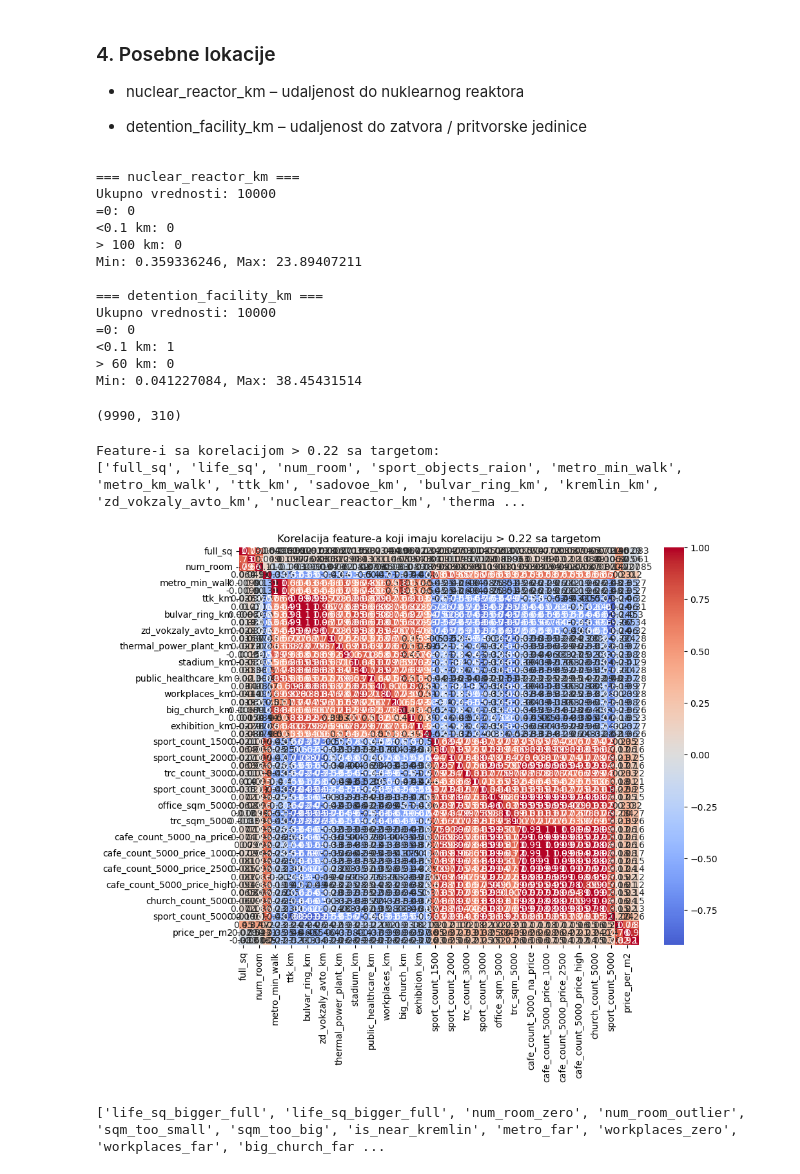
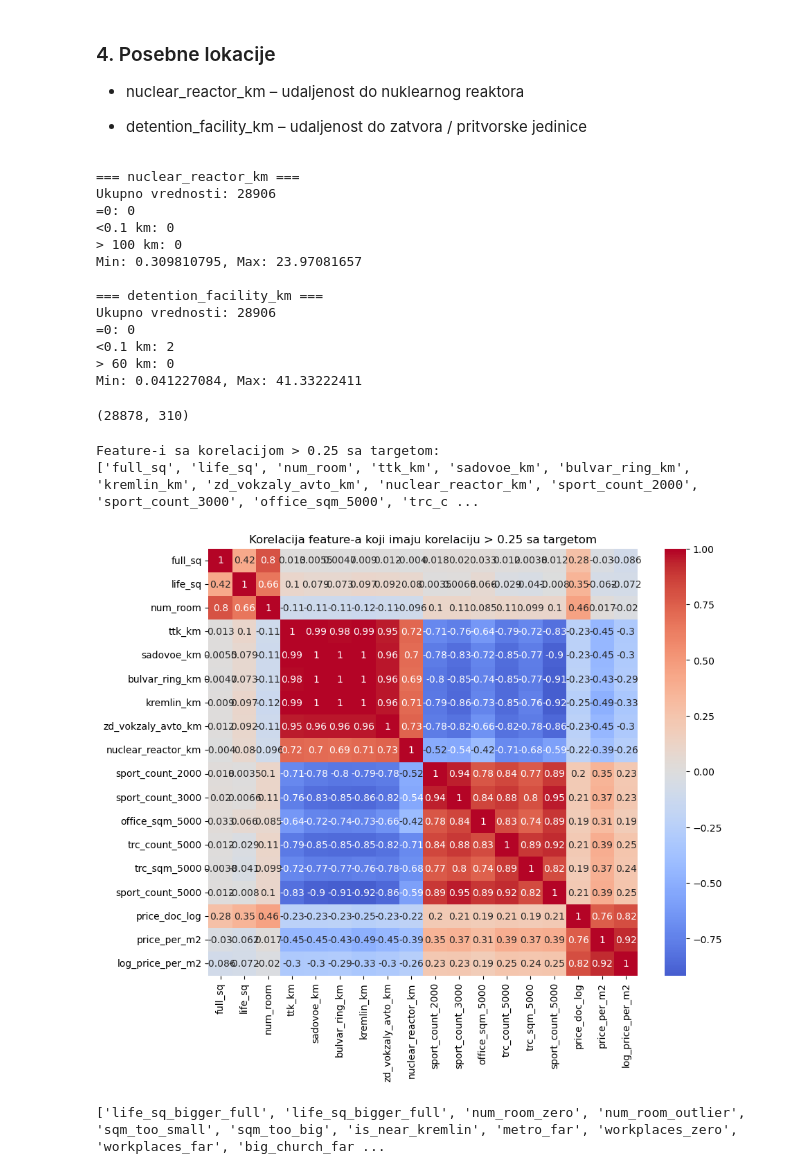
Before and after one commit to aleksaljujic/Sberbank-House-Pricing, a Jupyter notebook: Sberbank_Analiza.ipynb, the cells around one changed output. Saved outputs shown, nothing was run; the diff lists cells and outputs as text; code cells hidden in the pictures.

```diff
--- a/Sberbank_Analiza.ipynb
+++ b/Sberbank_Analiza.ipynb
@@ -125,7 +125,7 @@ plt.show()
 # %% [output]
 [figure]
 # %%
-df = df.sample(n=10000, random_state=42)
+#df = df.sample(n=10000, random_state=42)
 # %%
 plt.figure(figsize=(10,6))
 plt.boxplot(df["price_doc"], vert=False, patch_artist=True)
@@ -889,18 +890,18 @@ for col, thr in cols.items():
     print(f"Min: {df[col].min()}, Max: {df[col].max()}")
 # %% [output]
 === nuclear_reactor_km ===
-Ukupno vrednosti: 10000
+Ukupno vrednosti: 28906
 =0: 0
 <0.1 km: 0
 > 100 km: 0
-Min: 0.359336246, Max: 23.89407211
+Min: 0.309810795, Max: 23.97081657
 
 === detention_facility_km ===
-Ukupno vrednosti: 10000
+Ukupno vrednosti: 28906
 =0: 0
-<0.1 km: 1
+<0.1 km: 2
 > 60 km: 0
-Min: 0.041227084, Max: 38.45431514
+Min: 0.041227084, Max: 41.33222411
 # %%
 df["detention_far"] = (df["detention_facility_km"] > 60).astype(int)
 df.loc[df["detention_facility_km"] > 60, "detention_facility_km"] = np.nan
@@ -914,20 +915,20 @@ df["log_price_per_m2"] = np.log(df["price_per_m2"])
 # %%
 print(df.shape)
 # %% [output]
-(9990, 310)
+(28878, 310)
 # %%
 df_num = df.select_dtypes("number")
 # %%
-corr_treshold = 0.22
+corr_treshold = 0.25
 selected_features = columns_selector(df_num, corr_treshold = corr_treshold)
 plt.figure(figsize=(10,8))
 sns.heatmap(df_num[selected_features].corr(), annot=True, cmap="coolwarm", center=0)
 plt.title(f"Korelacija feature-a koji imaju korelaciju > {corr_treshold} sa targetom")
 plt.show()
 # %% [output]
-Feature-i sa korelacijom > 0.22 sa targetom:
-['full_sq', 'life_sq', 'num_room', 'sport_objects_raion', 'metro_min_walk', 'metro_km_walk', 'ttk_km', 'sadovoe_km', 'bulvar_ring_km', 'kremlin_km', 'zd_vokzaly_avto_km', 'nuclear_reactor_km', 'therma ...
+Feature-i sa korelacijom > 0.25 sa targetom:
+['full_sq', 'life_sq', 'num_room', 'ttk_km', 'sadovoe_km', 'bulvar_ring_km', 'kremlin_km', 'zd_vokzaly_avto_km', 'nuclear_reactor_km', 'sport_count_2000', 'sport_count_3000', 'office_sqm_5000', 'trc_c ...
-[figure, old version]
+[figure, new version]
 # %%
 print(flags)
 # %% [output]
```
Also changed, not shown: parts of 83 cells of this notebook.
